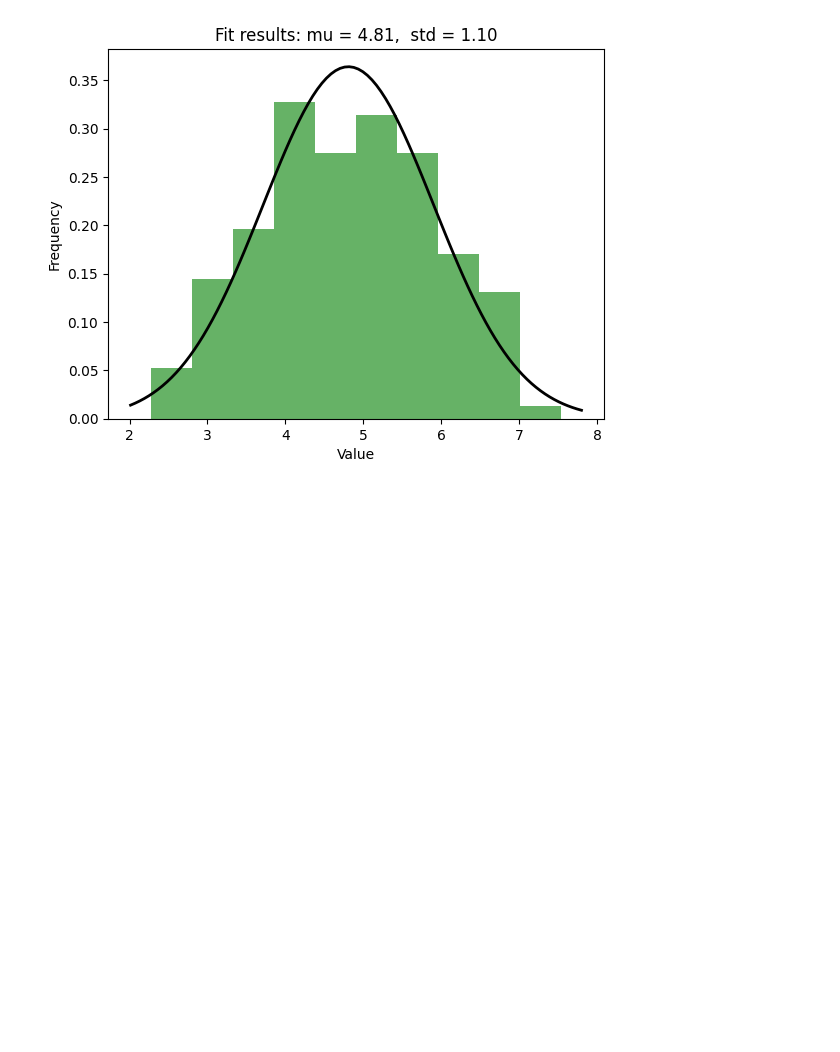
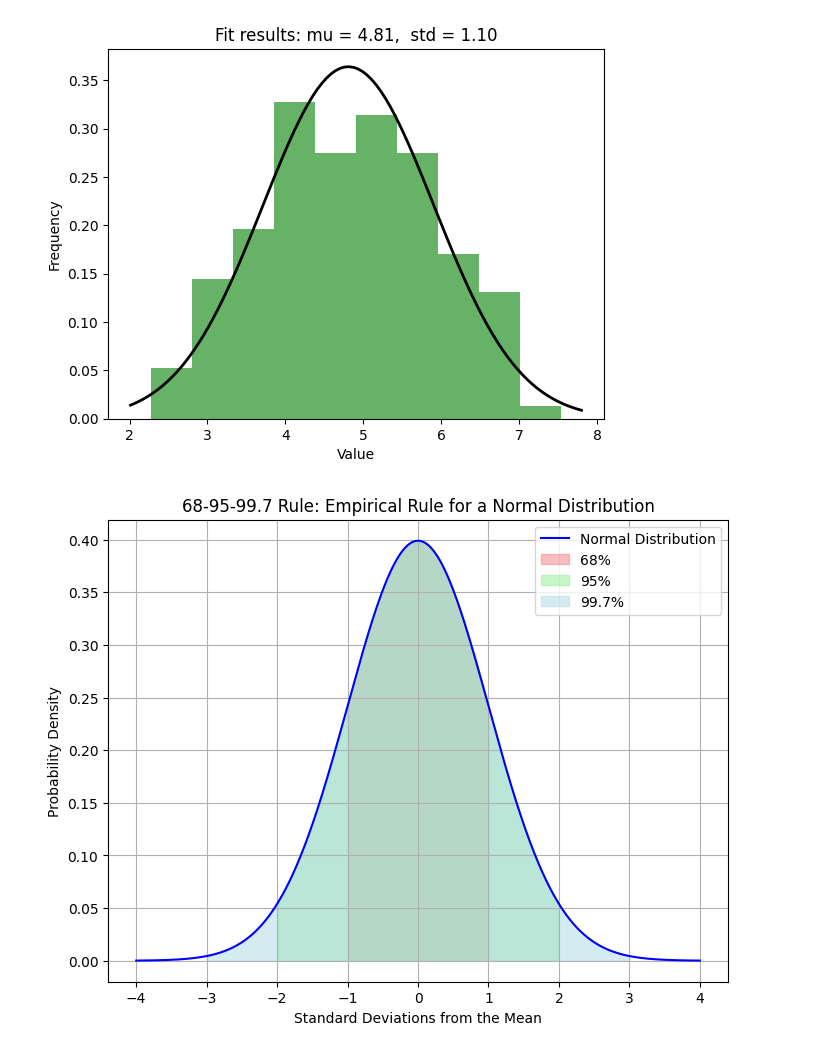
Before and after one commit to sieun1113/Pandas_Stats_Data_Analysis_2025, a Jupyter notebook: NormalDistribution.ipynb, the cells around one changed output. Cells and saved outputs as stored; diff of their text form; code cells hidden in the pictures; blank space fills up the shorter version.

```diff
--- a/NormalDistribution.ipynb
+++ b/NormalDistribution.ipynb
@@ -32,3 +32,34 @@ plt.ylabel('Frequency')
 plt.show()
 # %% [output]
 [figure]
+# %%
+import numpy as np
+import matplotlib.pyplot as plt
+from scipy.stats import norm
+
+# Generate data for a normal distribution
+mu = 0
+sigma = 1
+x = np.linspace(mu - 4*sigma, mu + 4*sigma, 1000)
+y = norm.pdf(x, mu, sigma)
+
+# Create the plot
+plt.figure(figsize=(8, 6))
+plt.plot(x, y, label='Normal Distribution', color='blue')
+
+# Shade the areas under the curve for 1, 2, and 3 standard deviations
+plt.fill_between(x, y, where=[(xi >= mu - sigma) and (xi <= mu + sigma) for xi in x], color='lightcoral', alpha=0.5, label='68%')
+plt.fill_between(x, y, where=[(xi >= mu - 2*sigma) and (xi <= mu + 2*sigma) for xi in x], color='lightgreen', alpha=0.5, label='95%')
+plt.fill_between(x, y, where=[(xi >= mu - 3*sigma) and (xi <= mu + 3*sigma) for xi in x], color='lightblue', alpha=0.5, label='99.7%')
+
+# Add labels and legend
+plt.title('68-95-99.7 Rule: Empirical Rule for a Normal Distribution')
+plt.xlabel('Standard Deviations from the Mean')
+plt.ylabel('Probability Density')
+plt.legend()
+
+# Show the plot
+plt.grid(True)
+plt.show()
+# %% [output]
+[figure, added]
```
